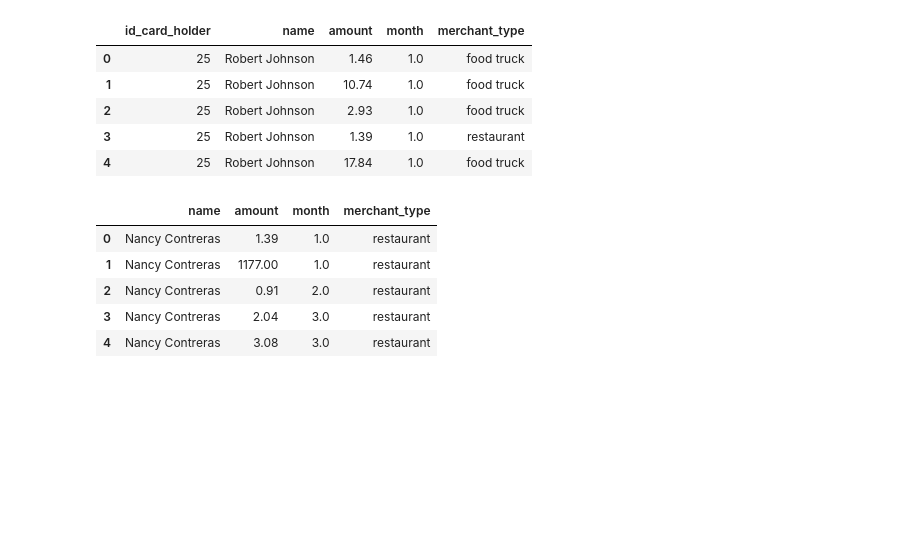
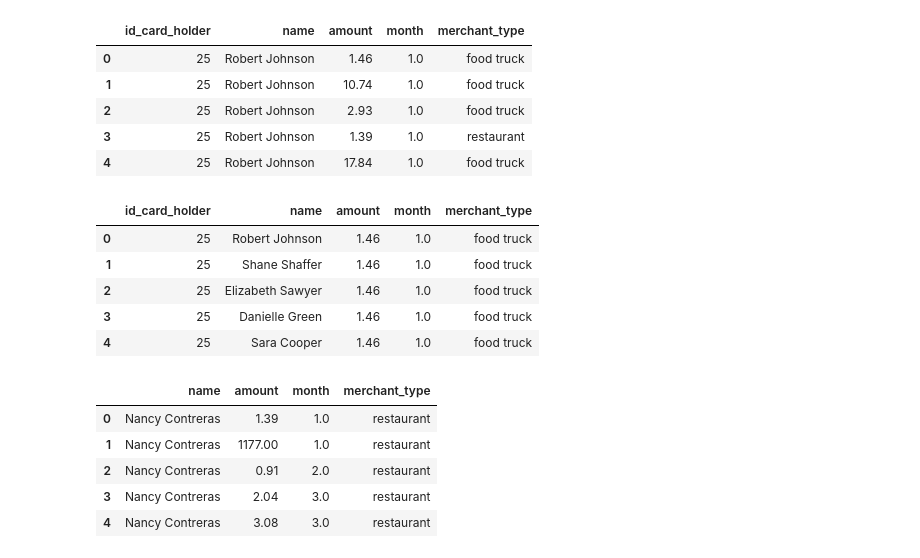
Before and after one commit to AnnSweetNanners/sql-homework, a Jupyter notebook: 07-SQL/Instructions/Starter_Files/visual_data_analysis.ipynb, the cells around one changed output. Saved outputs shown, nothing was run; the diff lists cells and outputs as text; code cells hidden in the pictures; blank space fills up the shorter version.

```diff
--- a/07-SQL/Instructions/Starter_Files/visual_data_analysis.ipynb
+++ b/07-SQL/Instructions/Starter_Files/visual_data_analysis.ipynb
@@ -265,4 +315,23 @@ card_holder_25.head(5)
 | 2 | 25 | Robert Johnson | 2.93 | 1.0 | food truck |
 | 3 | 25 | Robert Johnson | 1.39 | 1.0 | restaurant |
 | 4 | 25 | Robert Johnson | 17.84 | 1.0 | food truck |
+# %%
+#Load data of daily transactions from Jan
+query14='''
+SELECT cc.id_card_holder, ch.name,t.amount, EXTRACT(MONTH from t.date) as month, mc.name AS merchant_type
+FROM credit_card as cc
+INNER JOIN card_holder as ch ON ch.id_card_holder=ch.id_card_holder
+INNER JOIN transaction as t ON t.card=cc.card
+INNER JOIN merchant as m on m.m_id=t.id_merchant
+INNER JOIN merchant_category as mc on mc.mc_id = m.id_merchant_category
+WHERE cc.id_card_holder=25 AND EXTRACT(MONTH from t.date)=1.0;'''
+card_holder_25_month=pd.read_sql(query14, engine)
+card_holder_25_month.head()
+# %% [output]
+|  | id_card_holder | name | amount | month | merchant_type |
+| 0 | 25 | Robert Johnson | 1.46 | 1.0 | food truck |
+| 1 | 25 | Shane Shaffer | 1.46 | 1.0 | food truck |
+| 2 | 25 | Elizabeth Sawyer | 1.46 | 1.0 | food truck |
+| 3 | 25 | Danielle Green | 1.46 | 1.0 | food truck |
+| 4 | 25 | Sara Cooper | 1.46 | 1.0 | food truck |
 # %%
```
Also changed, not shown: parts of 18 cells of this notebook, 12 other files.
